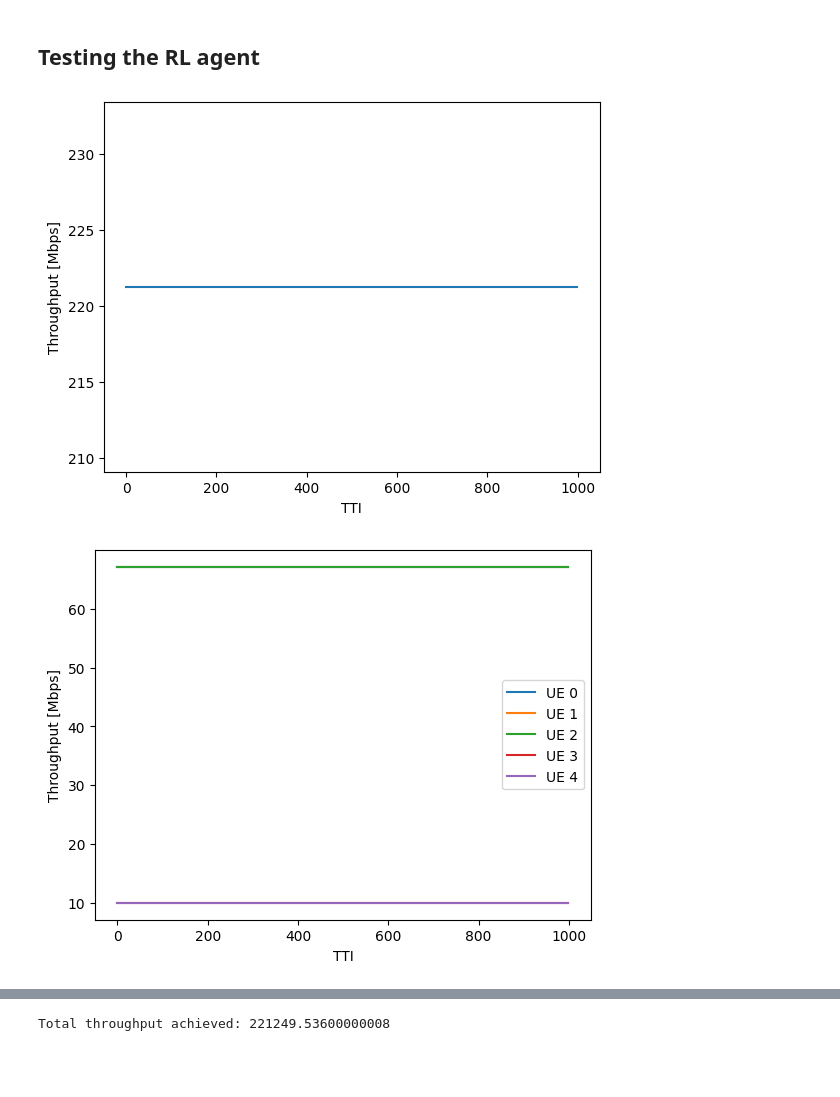
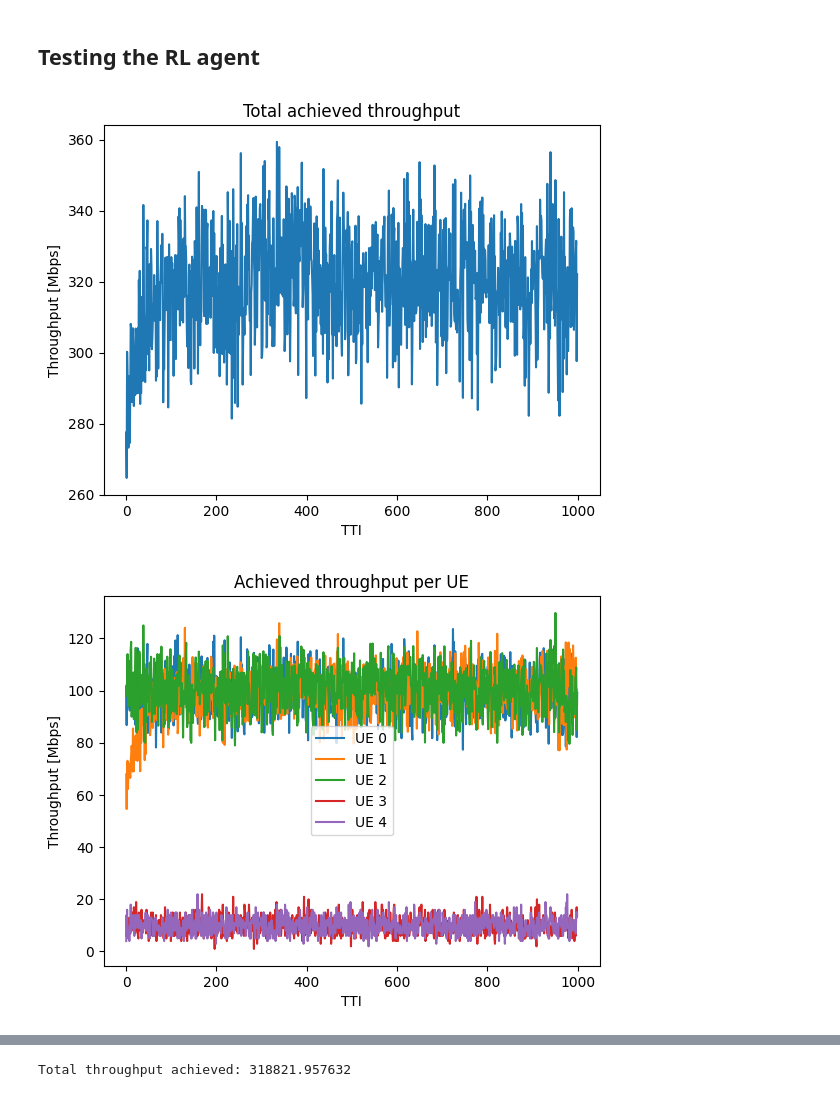
Before and after one commit to cleversonahum/ray_minicourse, a Jupyter notebook: lesson_1/3-rl_agent_for_radio_resource_scheduler.ipynb, the cells around one changed output, grey strips where cells are left out. Drawn from its saved outputs; the diff is of its cells as text; code cells hidden in the pictures; blank space fills up the shorter version.

Commit message:
Fixing small buffer size problem and generating results for round-robin and RL

```diff
--- a/lesson_1/3-rl_agent_for_radio_resource_scheduler.ipynb
+++ b/lesson_1/3-rl_agent_for_radio_resource_scheduler.ipynb
@@ -465,34 +661,80 @@ hist_ep_80 = np.load("hist/rrs_simple/ray_ppo/ep_80.npz")
 pkt_size = 65536  # Default packet size in bits
 effective_throughput = hist_ep_80["pkt_effective_thr"] * pkt_size / 1e6
 pkt_incoming = hist_ep_80["pkt_incoming"] * pkt_size / 1e6
+dropped_pkts = hist_ep_80["dropped_pkts"] * pkt_size / 1e6
+buffer_occupancies = hist_ep_80["buffer_occupancies"]
 total_throughput = np.sum(effective_throughput, axis=1)
 rbs_per_ue = np.squeeze(hist_ep_80["sched_decision"]).sum(axis=2)
 
 # Total achieved throughput
 plt.figure()
 plt.plot(total_throughput, label="Total throughput")
 plt.xlabel("TTI")
 plt.ylabel("Throughput [Mbps]")
+plt.title("Total achieved throughput")
 plt.show()
 
 # Achieved throughput per UE
 plt.figure()
 for ue_idx in np.arange(number_ues):
     plt.plot(effective_throughput[:, ue_idx], label=f"UE {ue_idx}")
 plt.xlabel("TTI")
 plt.ylabel("Throughput [Mbps]")
 plt.legend()
+plt.title("Achieved throughput per UE")
 plt.show()
 
 # RBs per UE
 plt.figure()
 for ue_idx in np.arange(number_ues):
     plt.plot(rbs_per_ue[:, ue_idx], label=f"UE {ue_idx}")
 plt.xlabel("TTI")
 plt.ylabel("Allocated RBs")
 plt.legend()
+plt.title("Allocated RBs per UE")
 plt.show()
+
+# Pkt incoming
+plt.figure()
+for ue_idx in np.arange(number_ues):
+    plt.plot(pkt_incoming[:, ue_idx], label=f"UE {ue_idx}")
+plt.xlabel("TTI")
+plt.ylabel("Throughput incoming [Mbps]")
+plt.legend()
+plt.title("Incoming throughput per UE")
+plt.show()
+
+# Dropped packets
+plt.figure()
+for ue_idx in np.arange(number_ues):
+    plt.plot(dropped_pkts[:, ue_idx], label=f"UE {ue_idx}")
+plt.xlabel("TTI")
+plt.ylabel("Dropped packets [Mbps]")
+plt.legend()
+plt.title("Dropped packets (in Mbps) per UE")
+plt.show()
+
+# Buffer occupancies
+plt.figure()
+for ue_idx in np.arange(number_ues):
+    plt.plot(buffer_occupancies[:, ue_idx], label=f"UE {ue_idx}")
+plt.xlabel("TTI")
+plt.ylabel("Buffer occupancy")
+plt.legend()
+plt.title("Buffer occupancy per UE")
+plt.show()
+
+# Buffer latencies
+plt.figure()
+for ue_idx in np.arange(number_ues):
+    plt.plot(hist_ep_80["buffer_latencies"][:, ue_idx], label=f"UE {ue_idx}")
+plt.xlabel("TTI")
+plt.ylabel("Buffer latency (ms)")
+plt.title("Buffer latency per UE")
+plt.legend()
+plt.show()
+
 print(f"Total throughput achieved: {np.sum(total_throughput)}")
 # %% [output]
-[figure, old version]
+[figure, new version]
-[figure, old version]
+[figure, new version]
@@ -500 +746 @@ print(f"Total throughput achieved: {np.sum(total_throughput)}")
-Total throughput achieved: 221249.53600000008
+Total throughput achieved: 318821.957632
```
Also changed, not shown: parts of 11 cells of this notebook, 1 other file.
